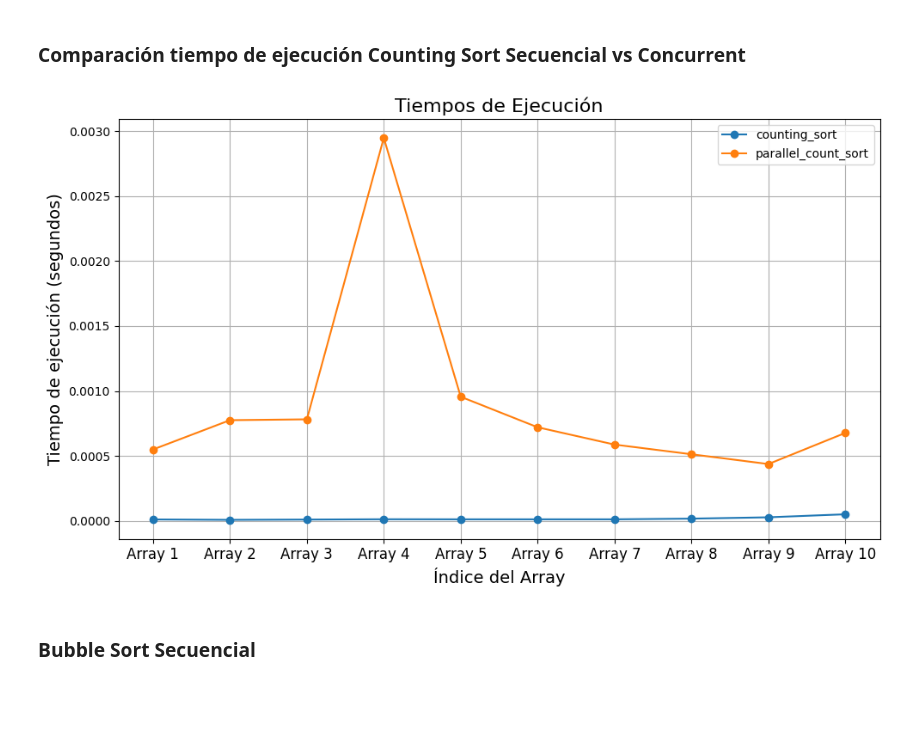
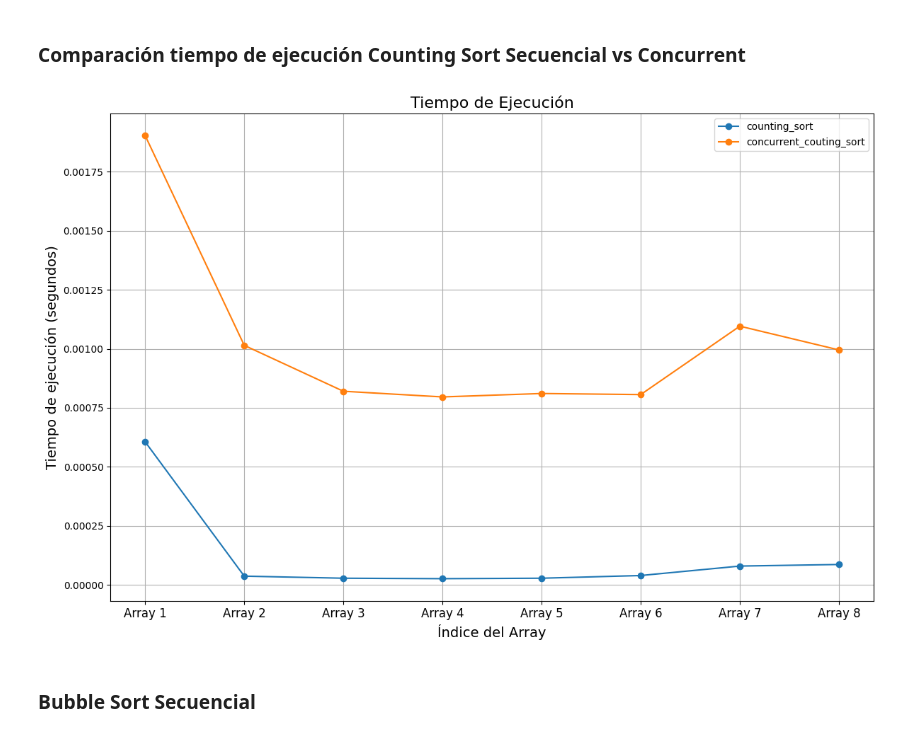
Before and after one commit to facubarneche/programacion-concurrente-paralela, a Jupyter notebook: exposicion_metodos_de_ordenamiento/tp_ordenamiento.ipynb, the cells around one changed output. Cells and saved outputs as stored; diff of their text form; code cells hidden in the pictures; blank space fills up the shorter version.

```diff
--- a/exposicion_metodos_de_ordenamiento/tp_ordenamiento.ipynb
+++ b/exposicion_metodos_de_ordenamiento/tp_ordenamiento.ipynb
@@ -7,19 +3,23 @@ counter = 0
 # %%
-arr_1 = [1, 2, 5, 3, 4]
-arr_2 = [1, 2, 7, 6, 10, 3, 4, 5, 9, 8]
-arr_3 = [10, 15, 7, 2, 1, 3, 6, 14, 9, 8, 4, 13, 12, 11, 5]
+# Contador de comparaciones
+counter = 0
+import random
+arr_1 = [1, 2, 7, 6, 10, 3, 4, 5, 9, 8] # 10 elementos
+arr_2 = [10, 15, 7, 2, 1, 3, 6, 14, 9, 8, 4, 13, 12, 11, 5] # 15 elementos
 
 # Mejor Caso
-arr_4 = [1, 2, 3, 4, 5, 6, 7, 8, 9, 10, 11, 12, 13, 14, 15, 16, 17, 18, 19, 20]
+arr_3 = [1, 2, 3, 4, 5, 6, 7, 8, 9, 10, 11, 12, 13, 14, 15, 16, 17, 18, 19, 20] # 20 elementos
 
-arr_5 = [2, 1, 17, 4, 20, 6, 7, 8, 9, 11, 10, 12, 14, 13, 15, 16, 3, 18, 19, 5]
-arr_6 = [20, 18, 19, 12, 15, 11, 14, 8, 10, 9, 5, 4, 13, 7, 1, 16, 17, 2, 3, 6]
+arr_4 = [20, 18, 19, 12, 15, 11, 14, 8, 10, 9, 5, 4, 13, 7, 1, 16, 17, 2, 3, 6] # 20 elementos
 
-# Peor Caso
-arr_7 = [20, 19, 18, 17, 16, 15, 14, 13, 12, 11, 10, 9, 8, 7, 6, 5, 4, 3, 2, 1]
+# Ordenado descendentemente
+arr_5 = [20, 19, 18, 17, 16, 15, 14, 13, 12, 11, 10, 9, 8, 7, 6, 5, 4, 3, 2, 1] # 20 elementos
 
-arr_8 = [12, 5, 23, 8, 19, 30, 1, 6, 14, 25, 11, 3, 21, 27, 7, 9, 4, 16, 15, 10, 28, 2, 17, 18, 13, 29, 20, 22, 26, 24]
-arr_9 = [38, 14, 7, 23, 29, 19, 3, 27, 12, 41, 11, 46, 1, 36, 5, 18, 34, 24, 4, 50, 33, 25, 20, 15, 31, 45, 22, 9, 10, 8, 40, 2, 49, 30, 39, 13, 26, 48, 16, 28, 44, 32, 17, 42, 6, 14, 35, 37, 43, 47]
-arr_10 = [87, 34, 22, 18, 97, 41, 85, 73, 53, 56, 38, 82, 69, 1, 31, 54, 16, 7, 50, 58, 19, 29, 86, 39, 76, 12, 30, 91, 3, 32, 83, 49, 99, 61, 5, 20, 70, 23, 57, 60, 77, 9, 10, 92, 67, 80, 46, 95, 72, 40, 62, 84, 11, 48, 64, 45, 37, 94, 35, 65, 4, 44, 25, 66, 88, 55, 15, 42, 26, 8, 72, 24, 2, 13, 17, 78, 68, 75, 27, 100, 74, 33, 52, 93, 14, 59, 71, 90, 81, 96, 63, 88]
-
-arrays = [arr_1, arr_2, arr_3, arr_4, arr_5, arr_6, arr_7, arr_8, arr_9, arr_10]
+arr_6 = [12, 5, 23, 8, 19, 30, 1, 6, 14, 25, 11, 3, 21, 27, 7, 9, 4, 16, 15, 10, 28, 2, 17, 18, 13, 29, 20, 22, 26, 24] # 30 elementos
+arr_7 = [38, 14, 7, 23, 29, 19, 3, 27, 12, 41, 11, 46, 1, 36, 5, 18, 34, 24, 4, 50, 33, 25, 20, 15, 31, 45, 22, 9, 10, 8, 40, 2, 49, 30, 39, 13, 26, 48, 16, 28, 44, 32, 17, 42, 6, 14, 35, 37, 43, 47] # 50 elementos
+arr_8 = [10, 25, 3, 47, 62, 15, 78, 1, 54, 34, 9, 73, 5, 68, 29, 41, 77, 6, 39, 18, 35, 60, 16, 74, 22, 80, 2, 14, 71, 48, 36, 13, 28, 57, 67, 19, 31, 70, 38, 46, 52, 8, 24, 55, 65, 32, 72, 4, 12, 53, 27, 11, 23, 44, 75, 42, 33, 30, 63, 69, 7, 26, 45, 64, 49, 50, 76, 17, 61, 40, 59, 56, 20, 58, 66, 37, 72] # 80 elementos
+# arr_8 = [random.randint(1, 1000) for _ in range(10000)]
+arrays = [arr_1, arr_2, arr_3, arr_4, arr_5, arr_6, arr_7, arr_8]
+labels_arrays = ["Array 1", "Array 2", "Array 3", "Array 4", "Array 5", "Array 6", "Array 7", "Array 8"]
+labels_method = ["Bubble Sort", "Merge Sort", "Quick Sort"]
+all_labels_method = ["Counting Sort Secuencial", "Bubble Sort Secuencial", "Merge Sort Secuencial", "Quick Sort Secuencial", "Counting Sort Concurrente", "Bubble Sort Concurrente", "Merge Sort Concurrente", "Quick Sort Concurrente"]
@@ -55,7 +43,7 @@ def time_execution(func):
     times = []
     for arr in arrays:
         start_time = time.time()
-        func(arr)
+        func(arr.copy())
         end_time = time.time()
         times.append(end_time - start_time)
     return times
@@ -65,14 +53,14 @@ def time_execution(func):
 import matplotlib.pyplot as plt
 
 def plot_run_time(funcs):
-    plt.figure(figsize=(10, 6))  # Ajusta el tamaño de la figura
+    plt.figure(figsize=(12, 8))  # Ajusta el tamaño de la figura
 
     # Graficar cada función
     for func in funcs:
         times = time_execution(func)
         plt.plot(range(len(arrays)), times, marker='o', label=func.__name__)
 
-    plt.title('Tiempos de Ejecución', fontsize=16)
+    plt.title('Tiempo de Ejecución', fontsize=16)
     plt.xlabel('Índice del Array', fontsize=14)
     plt.ylabel('Tiempo de ejecución (segundos)', fontsize=14)
     plt.xticks(range(len(arrays)), [f'Array {i+1}' for i in range(len(arrays))], fontsize=12)
@@ -209,7 +194,7 @@ def count_sort(arr, exp):
     for i in range(len(arr)):
         arr[i] = output[i]
 
-def parallel_count_sort(arr):
+def concurrent_couting_sort(arr):
     global counter
 
     m = get_max(arr)  # Encuentra el máximo elemento en el array
@@ -234,9 +209,9 @@ plot_comparisons_arrays("Comparación arrays Counting Sort Secuencial vs Concurr
 # %% [markdown]
 ### Comparación tiempo de ejecución Counting Sort Secuencial vs Concurrent
 # %%
-plot_run_time([counting_sort, parallel_count_sort])
+plot_run_time([counting_sort, concurrent_couting_sort])
 # %% [output]
-[figure, old version]
+[figure, new version]
 # %% [markdown]
 ### Bubble Sort Secuencial
 # %%
```
Also changed, not shown: parts of 32 cells of this notebook.
